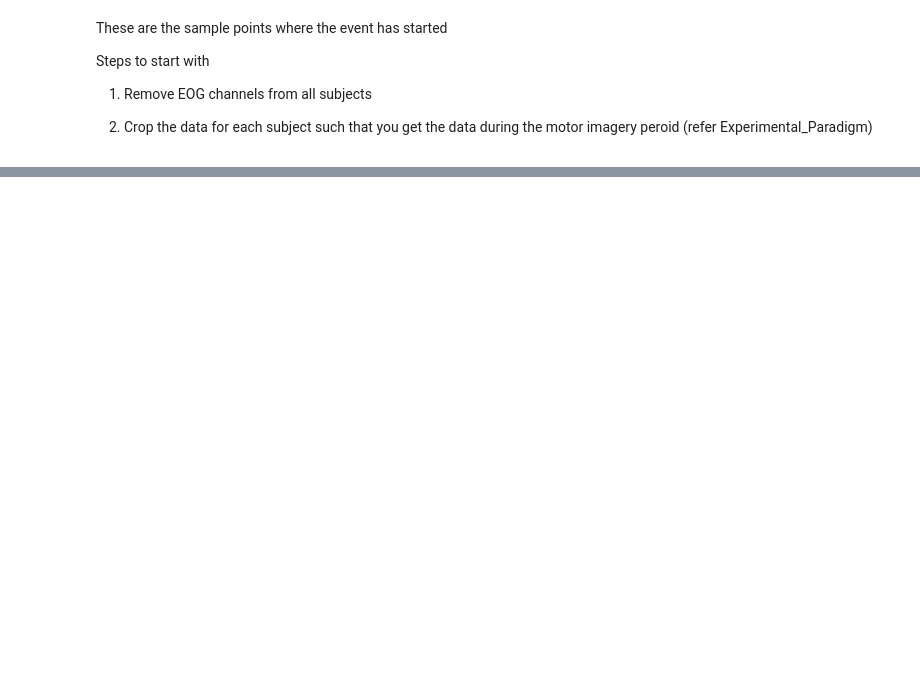
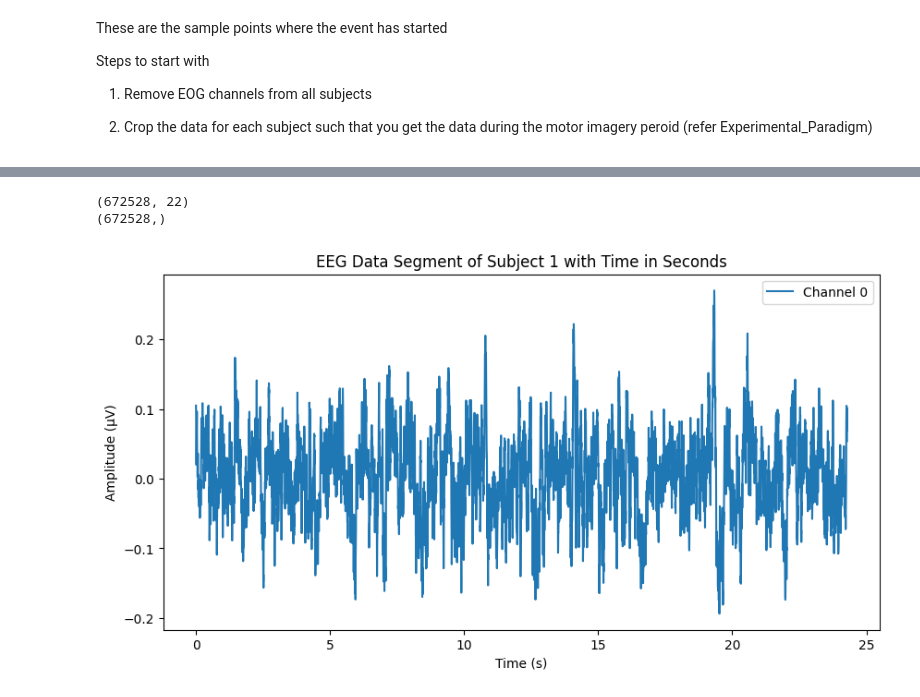
Before and after one commit to VirajJaneja/VinjamuriEEGProject, a Jupyter notebook: Clean_EEG.ipynb, the cells around one changed output, grey strips where cells are left out. Drawn from its saved outputs; the diff is of its cells as text; code cells hidden in the pictures; blank space fills up the shorter version.

Commit message:
Added data visualization at the end of the notebook.

```diff
--- a/Clean_EEG.ipynb
+++ b/Clean_EEG.ipynb
@@ -10,6 +10,8 @@ import matplotlib.pyplot as plt
 import os
 from scipy.signal import butter, lfilter
 from scipy.signal import freqz
+
+FS = 250
 # %%
 subjectData = {}
 # %%
@@ -122,6 +126,7 @@ tongue_class_code = 772
 
 for i in range(1,2):
     sub = 'subject{:02d}'.format(i)
+    right_dur = subjectData[sub]['epos'][subjectData[sub]['edur'] == right_class_code]
     left = subjectData[sub]['epos'][subjectData[sub]['etyp'] == left_class_code]
     right = subjectData[sub]['epos'][subjectData[sub]['etyp'] == right_class_code]
     foot = subjectData[sub]['epos'][subjectData[sub]['etyp'] == foot_class_code]
@@ -175,0 +156,11 @@ print((subjectData['subject02']['etyp']))
+# %%
+def preprocess_subject_data(subject_data):
+    eeg_data = subject_data['s'][:, :22]  # Keep only EEG channels, so first 22 channels
+    eeg_data = butter_bandpass_filter(eeg_data, 4, 40, 250)  # Filtered signal; note: 250 = frequency signal
+    return eeg_data
+
+processed_data = preprocess_subject_data(subjectData['subject01'])
+
+# print(processed_data.files)
+
+print(processed_data)
@@ -175,0 +181,26 @@ print((subjectData['subject02']['etyp']))
+# %%
+subject = f'subject{1:02d}'
+eeg_data = preprocess_subject_data(subjectData[subject])
+start, end = right[0], right[1]
+
+print(eeg_data.shape)
+temp = eeg_data[:, 0] # only gets 0th channel from eeg_data
+
+print(temp.shape)
+
+segments_of_temp2 = eeg_data[start:end, :]
+time_axis = np.arange(0, len(segments_of_temp2)) / FS
+
+plt.figure(figsize=(10, 5))
+for i in range(1): # plot only first channel (0th channel) from eeg_data of subject1
+    plt.plot(time_axis, segments_of_temp2[:,0], label = f"Channel {i}")
+
+plt.xlabel('Time (s)')
+plt.ylabel('Amplitude (µV)')
+plt.title("EEG Data Segment of Subject 1 with Time in Seconds")
+plt.legend()
+plt.show()
+# %% [output]
+(672528, 22)
+(672528,)
+[figure, added]
```
Also changed, not shown: parts of 5 cells of this notebook.
